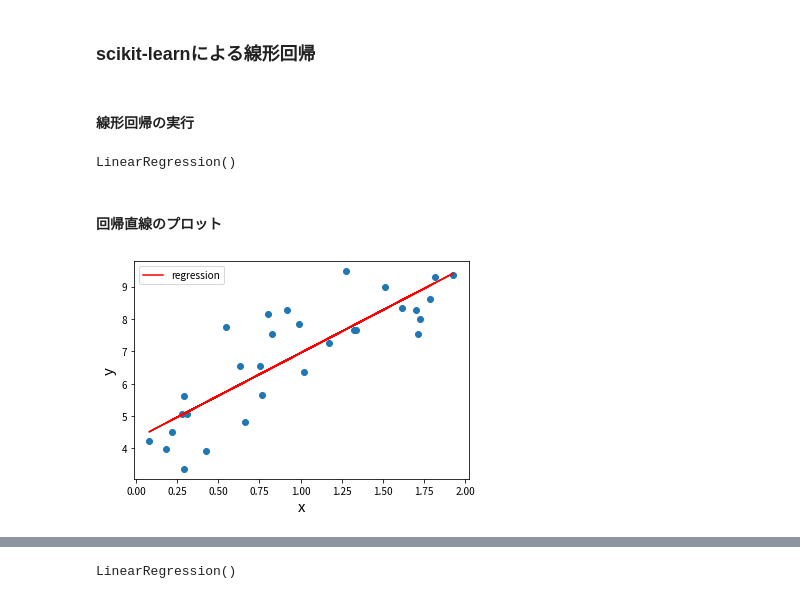
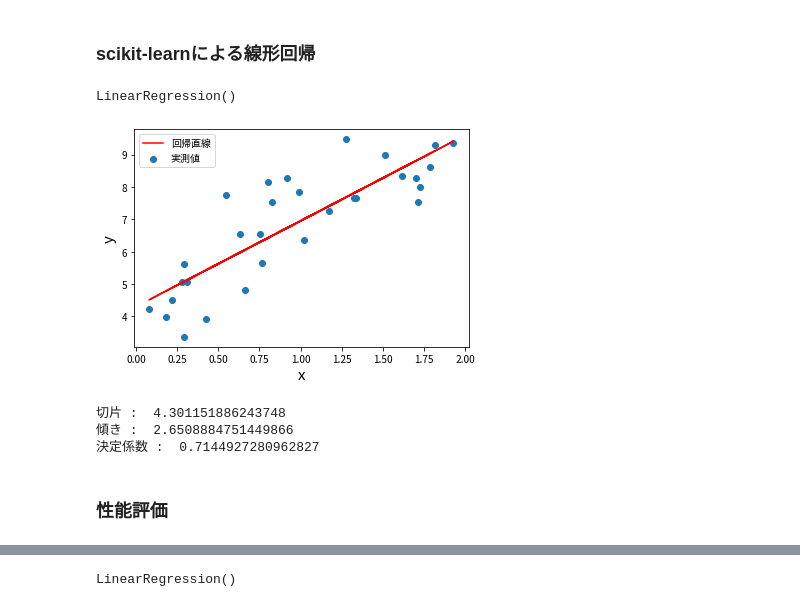
Before and after one commit to chama0623/MachineLearning, a Jupyter notebook: MachineLearning/LinearRegression.ipynb, the cells around one changed output, grey strips where cells are left out. Drawn from its saved outputs; the diff is of its cells as text; code cells hidden in the pictures.

```diff
--- a/MachineLearning/LinearRegression.ipynb
+++ b/MachineLearning/LinearRegression.ipynb
@@ -33,26 +29,34 @@ plt.show()
 [figure]
 # %% [markdown]
 ### scikit-learnによる線形回帰
+# %%
+from sklearn.linear_model import LinearRegression
+
+# numpy形式に変換
+X = df["x"].to_numpy().reshape(-1,1)
+y = df["y"].to_numpy().reshape(-1,1)
+model = LinearRegression() # インスタンス化
+model.fit(X,y) # フィッティング
+# %% [output]
+LinearRegression()
+# %%
+# 実測値と回帰直線のプロット
+plt.figure(facecolor="white")
+plt.scatter(df["x"],df["y"],label="実測値")
+plt.plot(df["x"],model.predict(X),c="r",label="回帰直線")
+plt.xlabel("x",fontsize=15)
+plt.ylabel("y",fontsize=15)
+plt.legend()
+plt.show()
+# %% [output]
+[figure, added]
+# %%
+print("切片 : ",model.intercept_[0])
+print("傾き : ",model.coef_[0][0])
+print("決定係数 : ",model.score(X,y))
+# %% [output]
+切片 :  4.301151886243748
+傾き :  2.6508884751449866
+決定係数 :  0.7144927280962827
 # %% [markdown]
-#### 線形回帰の実行
+### 性能評価
-# %%
-from sklearn.linear_model import LinearRegression
-
-X = df["x"].to_numpy().reshape(-1,1)
-y = df["y"].to_numpy().reshape(-1,1)
-model = LinearRegression() # インスタンス化
-model.fit(X,y) # フィッティング
-# %% [output]
-LinearRegression()
-# %% [markdown]
-#### 回帰直線のプロット
-# %%
-plt.figure(facecolor="white")
-plt.scatter(df["x"],df["y"])
-plt.plot(df["x"],model.predict(X),c="r",label="regression")
-plt.xlabel("x",fontsize=15)
-plt.ylabel("y",fontsize=15)
-plt.legend()
-plt.show()
-# %% [output]
-[figure, removed]
```
Also changed, not shown: parts of 13 cells of this notebook, 1 other file.
